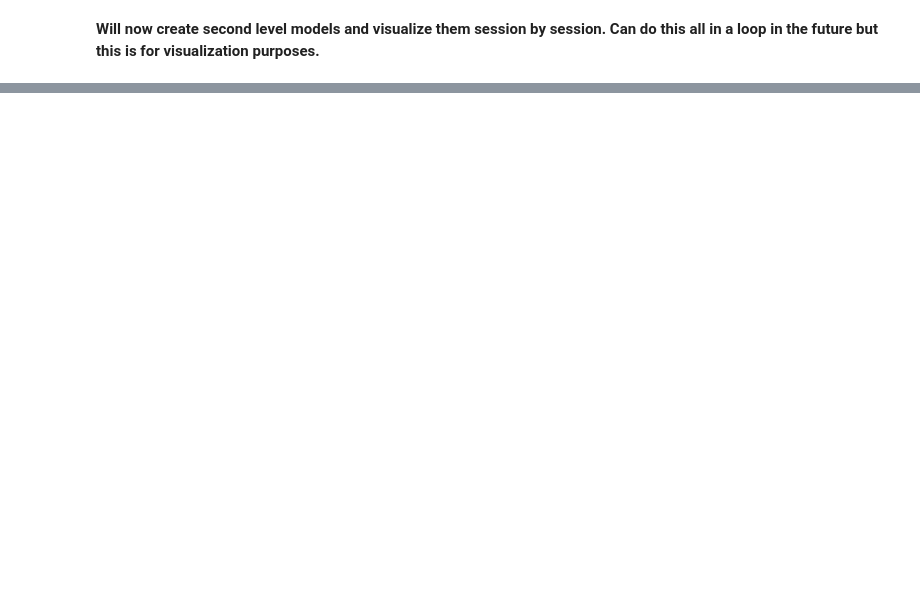
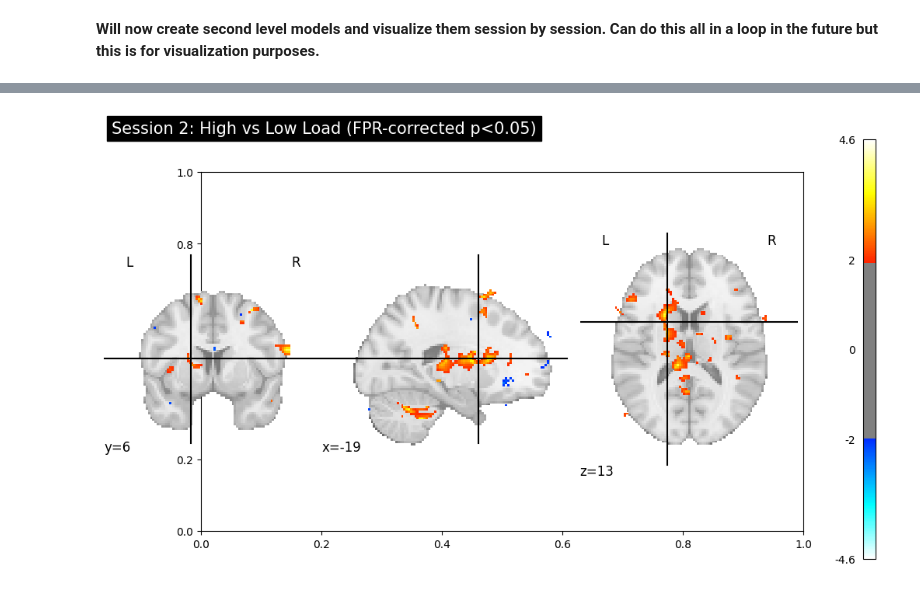
Before and after one commit to nklevak/network_second_modeling, a Jupyter notebook: discovery_analysis/testing_second_level.ipynb, the cells around one changed output, grey strips where cells are left out. Cells and saved outputs as stored; diff of their text form; code cells hidden in the pictures; blank space fills up the shorter version.

```diff
--- a/discovery_analysis/testing_second_level.ipynb
+++ b/discovery_analysis/testing_second_level.ipynb
@@ -112,0 +131,38 @@ s1_z_map = s1_second_level_model.compute_contrast(
+# %%
+curr_session_num = 1
+
+# get the design matrix for given session
+s2_design_matrix = pd.DataFrame(session_design_rows[curr_session_num])
+# Add intercept column (group effect)
+s2_design_matrix['intercept'] = 1
+
+# # load the contrast maps
+s2_contrast_maps = [nib.load(cm) for cm in session_contrast_maps[curr_session_num]]
+
+# Create and fit second-level model for this session
+s2_second_level_model = SecondLevelModel(smoothing_fwhm=8.0)
+s2_second_level_model.fit(s2_contrast_maps, design_matrix=s2_design_matrix)
+
+# Compute the group effect contrast
+s2_z_map = s2_second_level_model.compute_contrast(
+    second_level_contrast='intercept',
+    output_type='z_score'
+)
+
+# Threshold the statistical map
+s2_thresholded_map, s2_threshold = threshold_stats_img(
+    s2_z_map, alpha=0.05, height_control='fpr'
+)
+# %%
+# plot the thresholded map (fdr didn't work; i think because not enough significance)
+fig, ax = plt.subplots(1, 1, figsize=(10, 6))
+display = plotting.plot_stat_map(
+    s2_thresholded_map,
+    threshold=s2_threshold,
+    display_mode='ortho',
+    title=f'Session {curr_session_num+1}: High vs Low Load (FPR-corrected p<0.05)',
+    figure=fig
+)
+plt.show()
+# %% [output]
+[figure, added]
```
Also changed, not shown: parts of 20 cells of this notebook, 2 other files.
